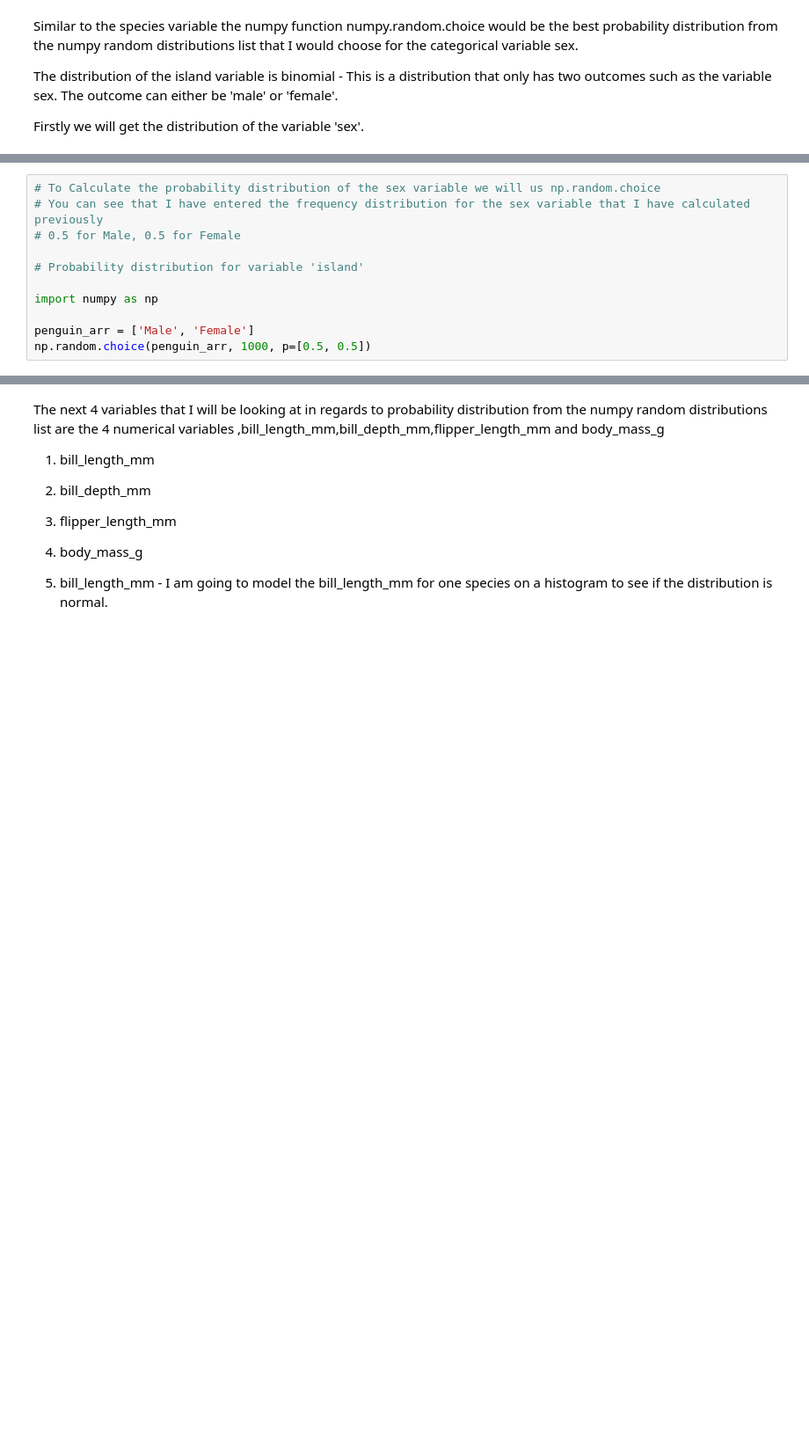
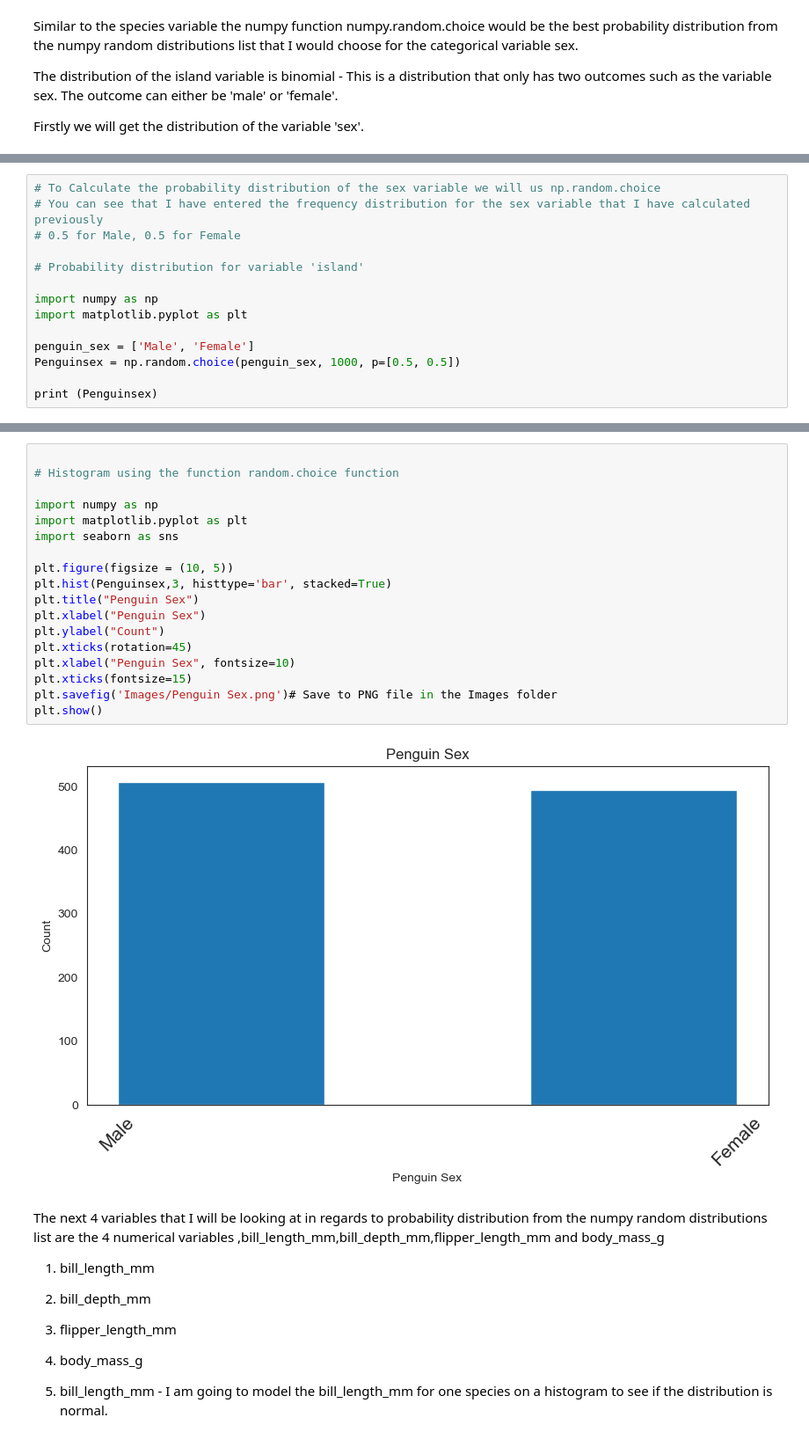
Before and after one commit to AudeAllen/Fundamentals-of-Data-Analysis---Tasks-and-Project, a Jupyter notebook: tasks.ipynb, the cells around one changed output, grey strips where cells are left out. Shown at 88% size. Drawn from its saved outputs; the diff is of its cells as text; blank space fills up the shorter version.

```diff
--- a/tasks.ipynb
+++ b/tasks.ipynb
@@ -377,6 +490,9 @@ plt.show()
 # Probability distribution for variable 'island'
 
 import numpy as np
+import matplotlib.pyplot as plt
 
-penguin_arr = ['Male', 'Female']
-np.random.choice(penguin_arr, 1000, p=[0.5, 0.5])
+penguin_sex = ['Male', 'Female']
+Penguinsex = np.random.choice(penguin_sex, 1000, p=[0.5, 0.5])
+
+print (Penguinsex)
@@ -383,3 +519,23 @@ np.random.choice(penguin_arr, 1000, p=[0.5, 0.5])
+# %%
+
+# Histogram using the function random.choice function
+
+import numpy as np
+import matplotlib.pyplot as plt
+import seaborn as sns
+
+plt.figure(figsize = (10, 5))
+plt.hist(Penguinsex,3, histtype='bar', stacked=True)
+plt.title("Penguin Sex")
+plt.xlabel("Penguin Sex")
+plt.ylabel("Count")
+plt.xticks(rotation=45)
+plt.xlabel("Penguin Sex", fontsize=10)
+plt.xticks(fontsize=15)
+plt.savefig('Images/Penguin Sex.png')# Save to PNG file in the Images folder
+plt.show()
+# %% [output]
+[figure, added]
 # %% [markdown]
 The next 4 variables that I will be looking at in regards to probability  distribution from the numpy random distributions list are the 4 numerical variables ,bill_length_mm,bill_depth_mm,flipper_length_mm and body_mass_g
 
```
Also changed, not shown: parts of 28 cells of this notebook, 4 other files.
